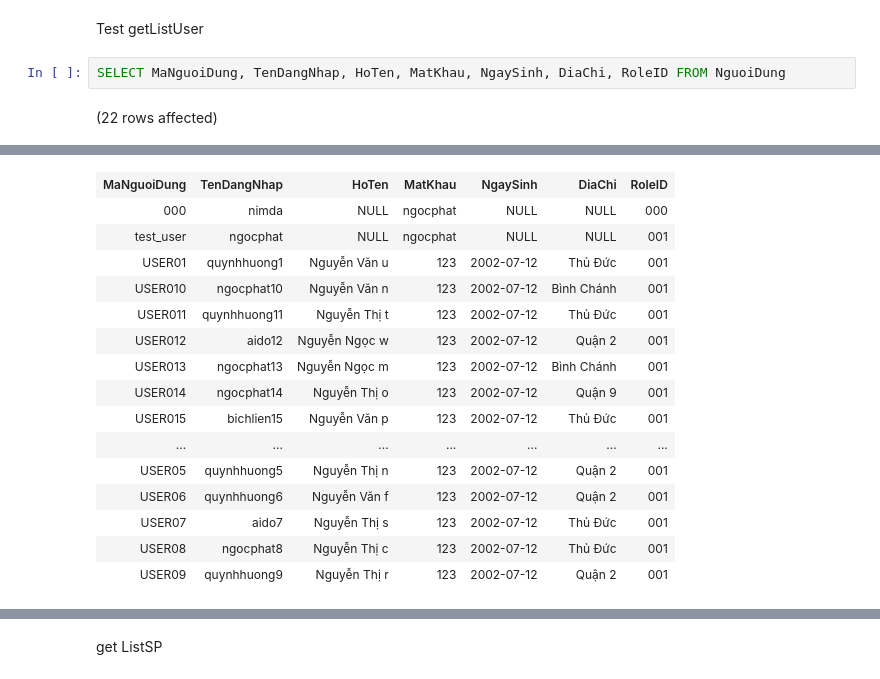
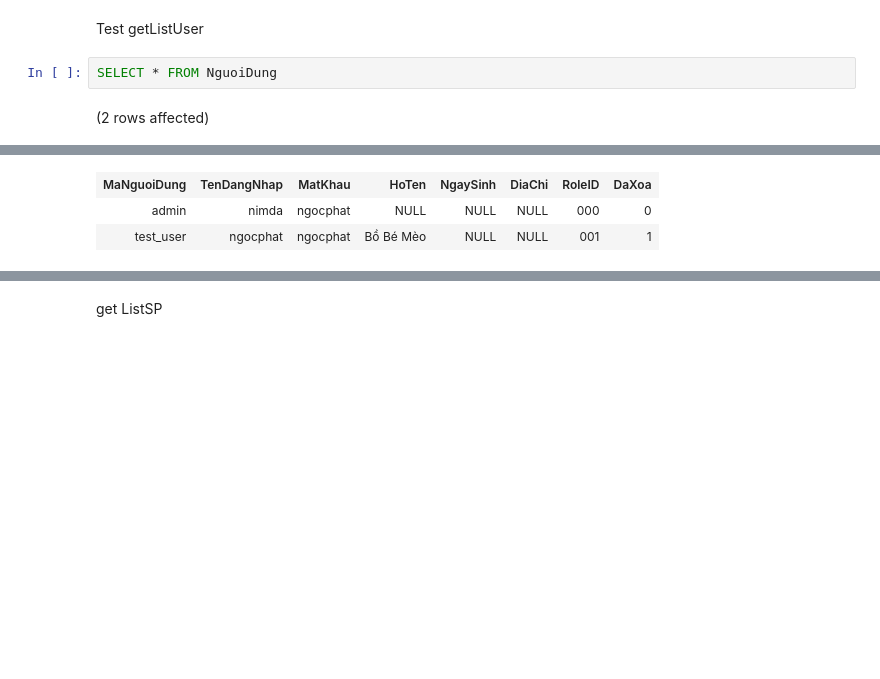
Before and after one commit to LienNTB/QuanLyHoaCu, a Jupyter notebook: data/3_TestUtils.ipynb, the cells around one changed output, grey strips where cells are left out. Saved outputs shown, nothing was run; the diff lists cells and outputs as text; blank space fills up the shorter version.

```diff
--- a/data/3_TestUtils.ipynb
+++ b/data/3_TestUtils.ipynb
@@ -1,6 +1,6 @@
 # %% [markdown]
 Test getListUser
 # %%
-SELECT MaNguoiDung, TenDangNhap, HoTen, MatKhau, NgaySinh, DiaChi, RoleID FROM NguoiDung
+SELECT * FROM NguoiDung
 # %% [output]
-(22 rows affected)
+(2 rows affected)
@@ -8,16 +8,3 @@ Total execution time: 00:00:00.010
-| MaNguoiDung | TenDangNhap | HoTen | MatKhau | NgaySinh | DiaChi | RoleID |
-| 000 | nimda | NULL | ngocphat | NULL | NULL | 000 |
-| test_user | ngocphat | NULL | ngocphat | NULL | NULL | 001 |
-| USER01 | quynhhuong1 | Nguyễn Văn u | 123 | 2002-07-12 | Thủ Đức | 001 |
-| USER010 | ngocphat10 | Nguyễn Văn n | 123 | 2002-07-12 | Bình Chánh | 001 |
-| USER011 | quynhhuong11 | Nguyễn Thị t | 123 | 2002-07-12 | Thủ Đức | 001 |
-| USER012 | aido12 | Nguyễn Ngọc w | 123 | 2002-07-12 | Quận 2 | 001 |
-| USER013 | ngocphat13 | Nguyễn Ngọc m | 123 | 2002-07-12 | Bình Chánh | 001 |
-| USER014 | ngocphat14 | Nguyễn Thị o | 123 | 2002-07-12 | Quận 9 | 001 |
-| USER015 | bichlien15 | Nguyễn Văn p | 123 | 2002-07-12 | Thủ Đức | 001 |
-| ... | ... | ... | ... | ... | ... | ... |
-| USER05 | quynhhuong5 | Nguyễn Thị n | 123 | 2002-07-12 | Quận 2 | 001 |
-| USER06 | quynhhuong6 | Nguyễn Văn f | 123 | 2002-07-12 | Quận 2 | 001 |
-| USER07 | aido7 | Nguyễn Thị s | 123 | 2002-07-12 | Thủ Đức | 001 |
-| USER08 | ngocphat8 | Nguyễn Thị c | 123 | 2002-07-12 | Thủ Đức | 001 |
-| USER09 | quynhhuong9 | Nguyễn Thị r | 123 | 2002-07-12 | Quận 2 | 001 |
+| MaNguoiDung | TenDangNhap | MatKhau | HoTen | NgaySinh | DiaChi | RoleID | DaXoa |
+| admin | nimda | ngocphat | NULL | NULL | NULL | 000 | 0 |
+| test_user | ngocphat | ngocphat | Bồ Bé Mèo | NULL | NULL | 001 | 1 |
```
Also changed, not shown: parts of 7 cells of this notebook, 21 other files.
